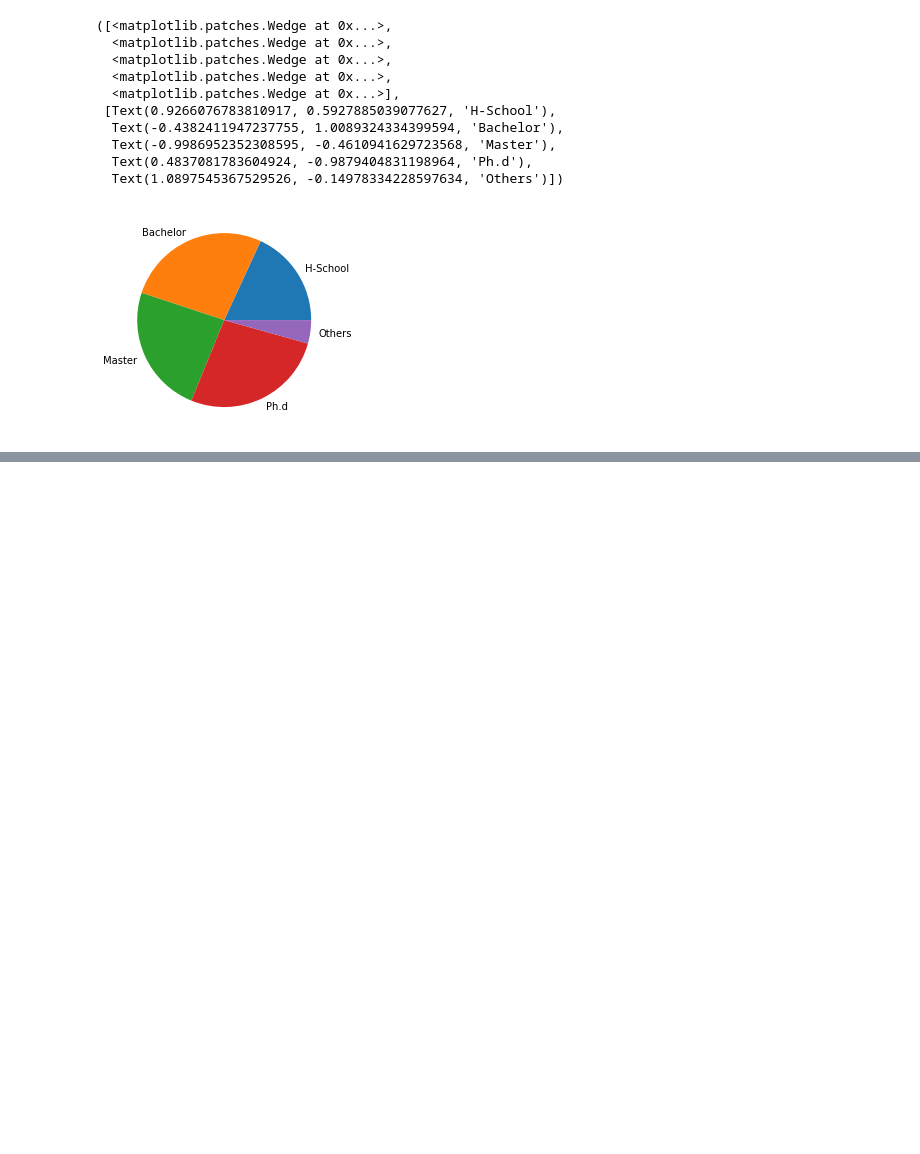
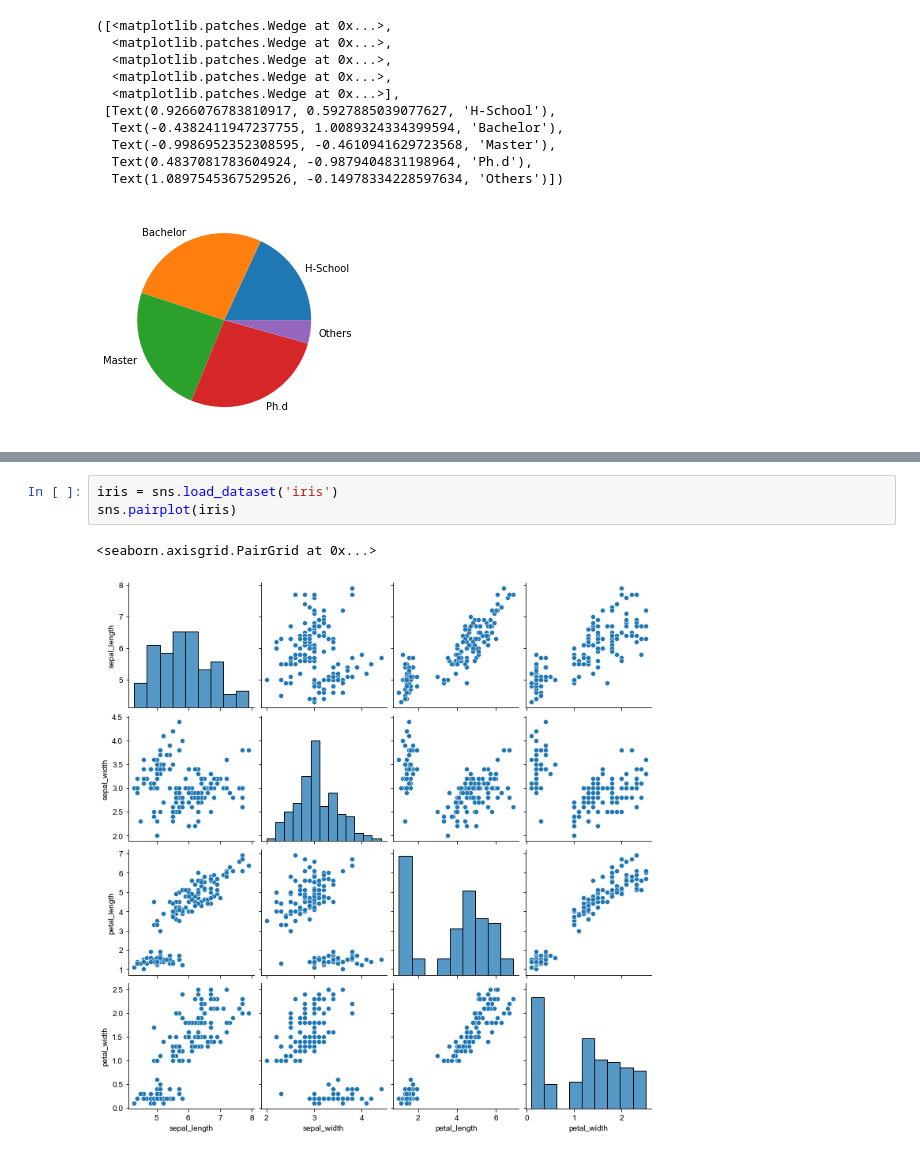
Before and after one commit to hivandu/practise, a Jupyter notebook: Python/45/45-4_p.ipynb, the cells around one changed output, grey strips where cells are left out. Drawn from its saved outputs; the diff is of its cells as text; blank space fills up the shorter version.

```diff
--- a/Python/45/45-4_p.ipynb
+++ b/Python/45/45-4_p.ipynb
@@ -156,0 +199,6 @@ sns.heatmap(data)
+# %%
+iris = sns.load_dataset('iris')
+sns.pairplot(iris)
+# %% [output]
+<seaborn.axisgrid.PairGrid at 0x...>
+[figure, added]
```
Also changed, not shown: parts of 7 cells of this notebook, 1 other file.
